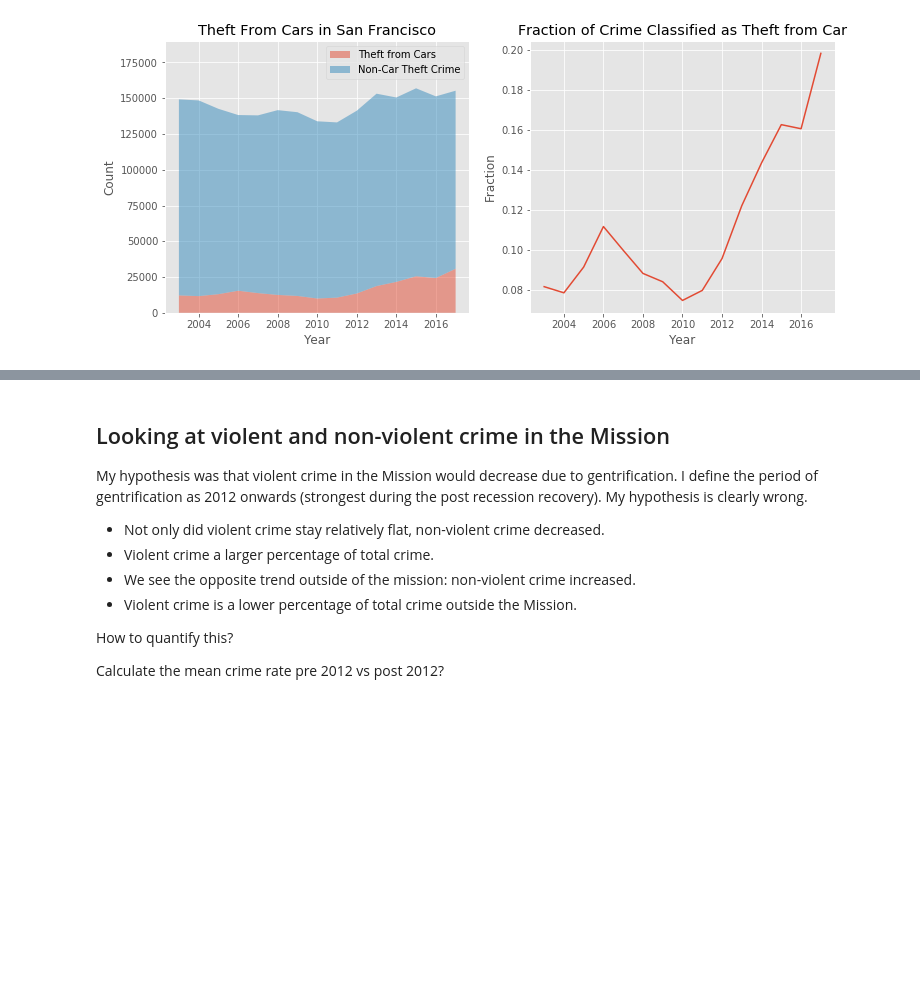
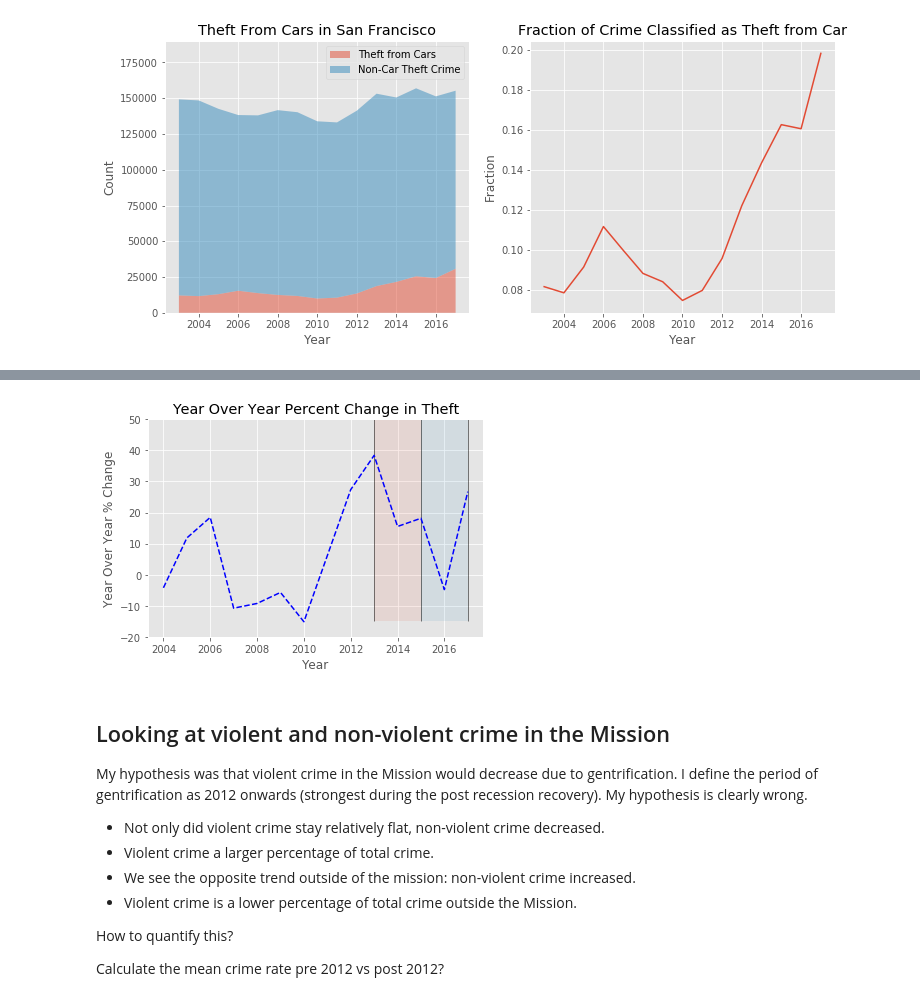
Before and after one commit to mkpetterson/sfcrime, a Jupyter notebook: crime_analysis.ipynb, the cells around one changed output, grey strips where cells are left out. Saved outputs shown, nothing was run; the diff lists cells and outputs as text; code cells hidden in the pictures; blank space fills up the shorter version.

```diff
--- a/crime_analysis.ipynb
+++ b/crime_analysis.ipynb
@@ -220,3 +222,22 @@ plt.savefig('car_theft.png', bbox_inches='tight', dpi=350)
+# %%
+# Plot the year over year difference
+
+plt.plot(auto_crime['year'], auto_crime['diff_absolute']*100, 'b--')
+plt.title('Year Over Year Percent Change in Theft')
+plt.xlabel('Year')
+plt.ylabel('Year Over Year % Change')
+plt.ylim(-20, 50)
+
+# Add in vertical lines showing regions of comparison
+plt.vlines(2013, -15, 50, linewidth=0.5)
+plt.vlines(2015, -15, 50, linewidth=0.5)
+plt.vlines(2017, -15, 50, linewidth=0.5)
+plt.fill_betweenx(auto_crime['diff_absolute']*350, 2013, 2015, alpha=0.1)
+plt.fill_betweenx(auto_crime['diff_absolute']*350, 2015, 2017, alpha=0.1)
+
+plt.savefig('year-over-year', dpi=350)
+# %% [output]
+[figure, added]
 # %% [markdown]
 ## Looking at violent and non-violent crime in the Mission
 
```
Also changed, not shown: parts of 23 cells of this notebook, 1 other file.
